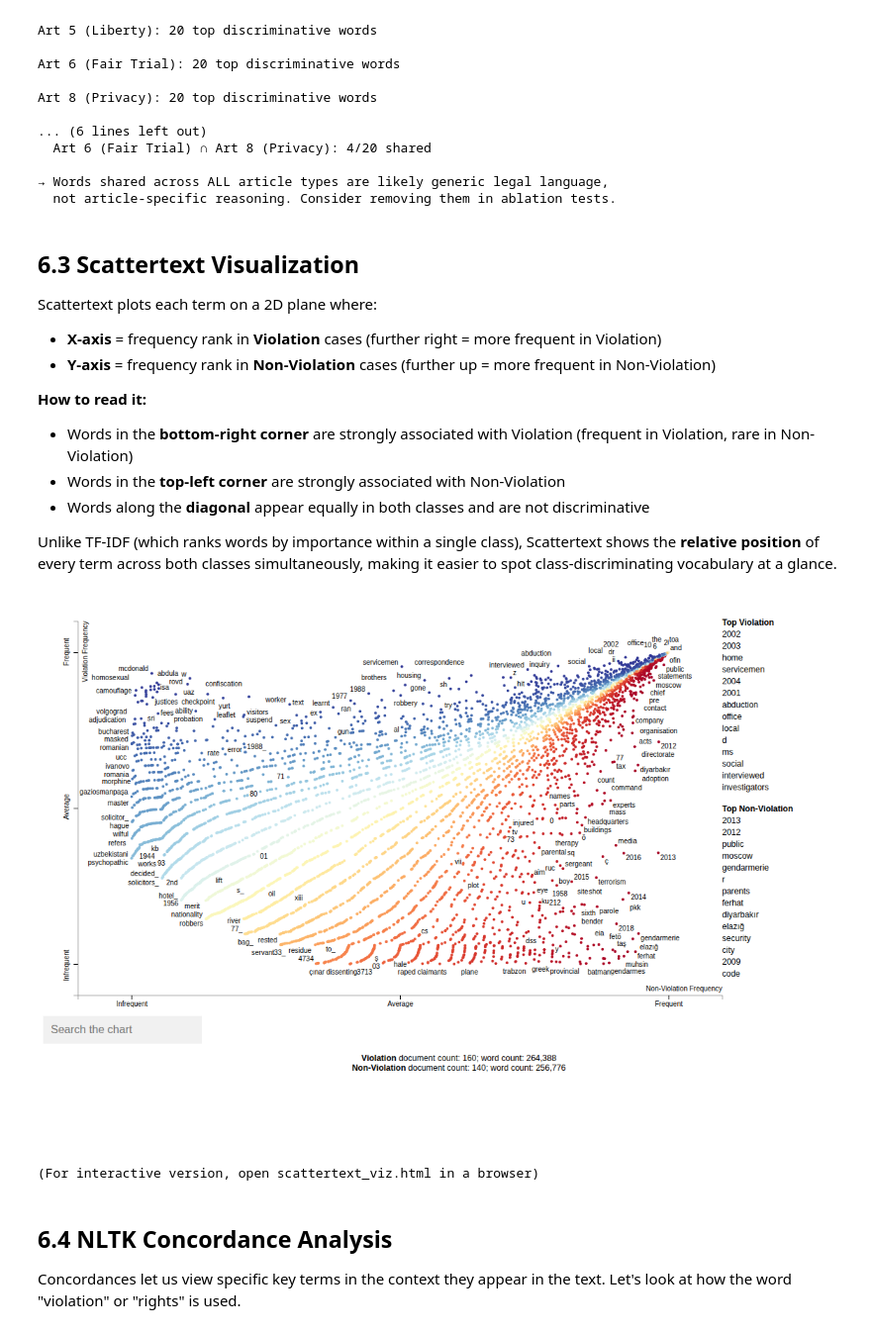
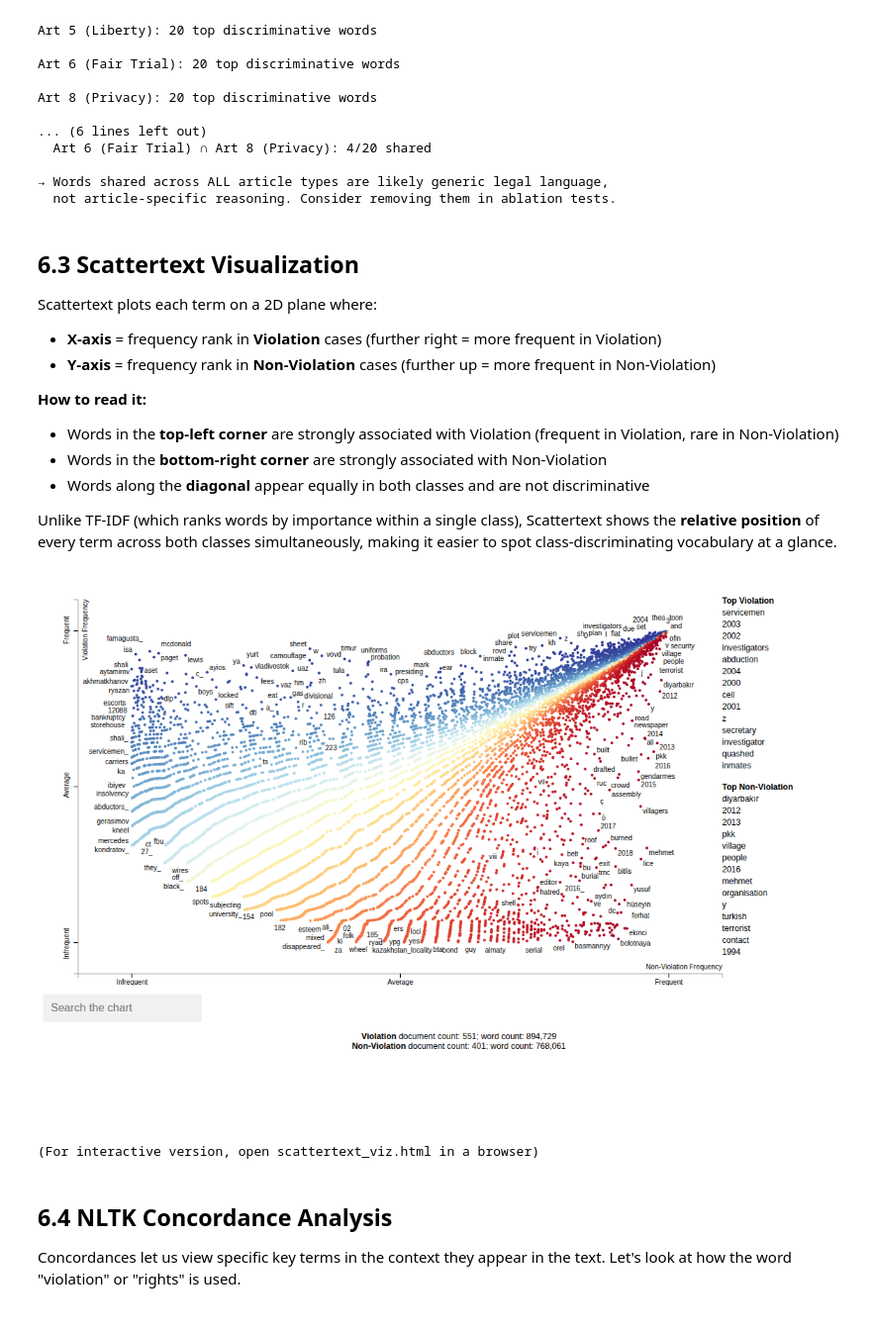
Before and after one commit to seaskyjj/echr, a Jupyter notebook: EDA.ipynb, the cells around one changed output. Shown at 99% size. Cells and saved outputs as stored; diff of their text form; code cells hidden in the pictures.

```diff
--- a/EDA.ipynb
+++ b/EDA.ipynb
@@ -773,7 +766,7 @@ for country in sorted(df['respondent'].unique()):
         scores = ps.type2shift_score
         # Top words favoring violation (positive) and non-violation (negative)
         sorted_scores = sorted(scores.items(), key=lambda x: abs(x[1]), reverse=True)
-        top_words = [w for w, s in sorted_scores[:20]]
+        top_words = [w for w, s in sorted_scores[:100]]
         country_shift_words[country] = set(top_words)
         pos_words = [w for w, s in sorted_scores[:10] if s > 0]
         neg_words = [w for w, s in sorted_scores[:10] if s < 0]
@@ -921,8 +914,8 @@ Scattertext plots each term on a 2D plane where:
 - **Y-axis** = frequency rank in **Non-Violation** cases (further up = more frequent in Non-Violation)
 
 **How to read it:**
-- Words in the **bottom-right corner** are strongly associated with Violation (frequent in Violation, rare in Non-Violation)
-- Words in the **top-left corner** are strongly associated with Non-Violation
+- Words in the **top-left corner** are strongly associated with Violation (frequent in Violation, rare in Non-Violation)
+- Words in the **bottom-right corner** are strongly associated with Non-Violation
 - Words along the **diagonal** appear equally in both classes and are not discriminative
 
 Unlike TF-IDF (which ranks words by importance within a single class), Scattertext shows the **relative position** of every term across both classes simultaneously, making it easier to spot class-discriminating vocabulary at a glance.
@@ -931,7 +924,8 @@ from IPython.display import Image, IFrame, display
 import subprocess, os
 
 # Small sample to keep HTML manageable
-sample_df = df.sample(n=min(300, len(df)), random_state=42)
+# sample_df = df.sample(n=min(300, len(df)), random_state=42)
+sample_df = df
 
 corpus = st.CorpusFromPandas(sample_df,
                              category_col='label_name',
@@ -947,35 +941,35 @@ html = st.produce_scattertext_explorer(corpus,
                                        width_in_pixels=1000,
                                        metadata=sample_df['respondent'])
 
 # Fix unresolved D3 URL placeholder left by scattertext
 html = html.replace('<!--D3FCURL-->', 'https://cdnjs.cloudflare.com/ajax/libs/d3/5.16.0/d3.min.js')
 
 # Save as standalone interactive HTML
 html_path = os.path.abspath('scattertext_viz.html')
 with open(html_path, 'w', encoding='utf-8') as f:
     f.write(html)
 
 # Capture screenshot as PNG (renders on GitHub where IFrame is stripped)
 img_path = os.path.abspath('scattertext_viz.png')
 try:
     subprocess.run([
         'google-chrome', '--headless', '--disable-gpu', '--no-sandbox',
         f'--screenshot={img_path}', '--window-size=1100,800',
         '--hide-scrollbars',
         f'file://{html_path}'
-    ], capture_output=True, timeout=300)
+    ], capture_output=True, timeout=3000)
 
     if os.path.exists(img_path):
         display(Image(filename=img_path))
         print("(For interactive version, open scattertext_viz.html in a browser)")
     else:
         raise FileNotFoundError("Screenshot not created")
 except Exception as e:
     print(f"Screenshot capture skipped: {e}")
     # Fallback: display interactive IFrame in Jupyter
     display(IFrame('scattertext_viz.html', width=1050, height=700))
 # %% [output]
-[figure, old version]
+[figure, new version]
 (For interactive version, open scattertext_viz.html in a browser)
 # %% [markdown]
 ## 6.4 NLTK Concordance Analysis
```
Also changed, not shown: parts of 21 cells of this notebook, 1 other file.
